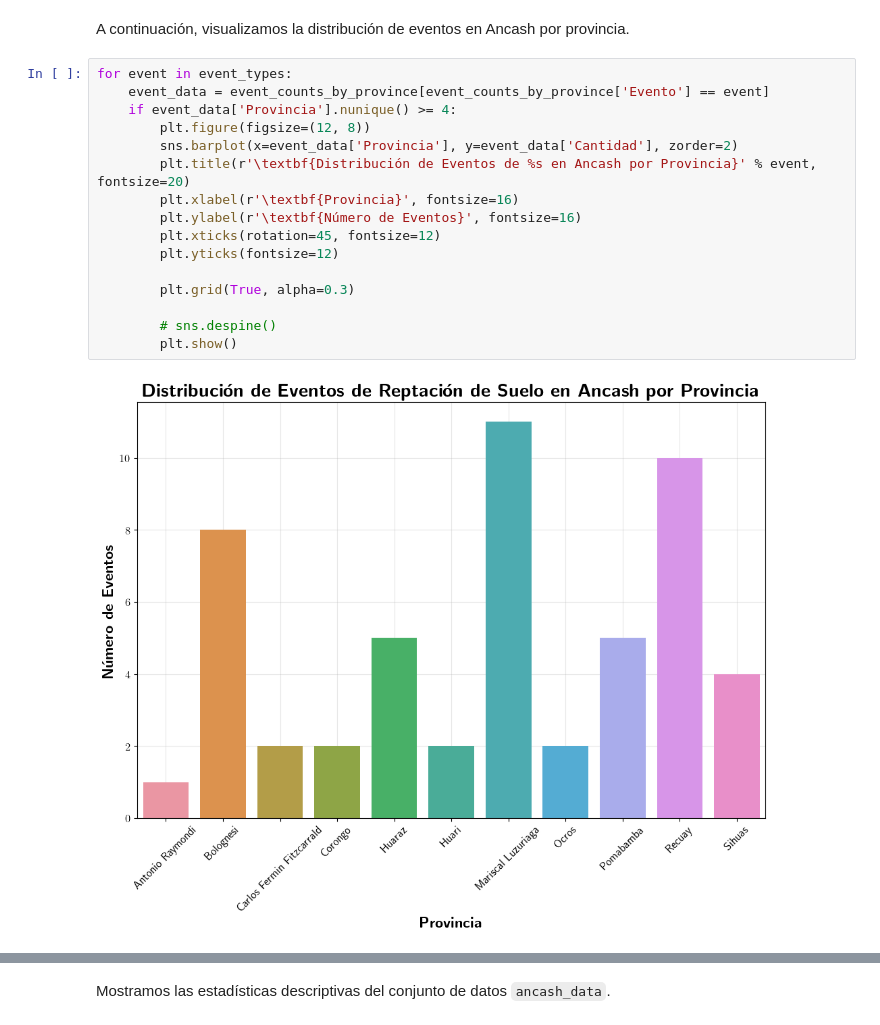
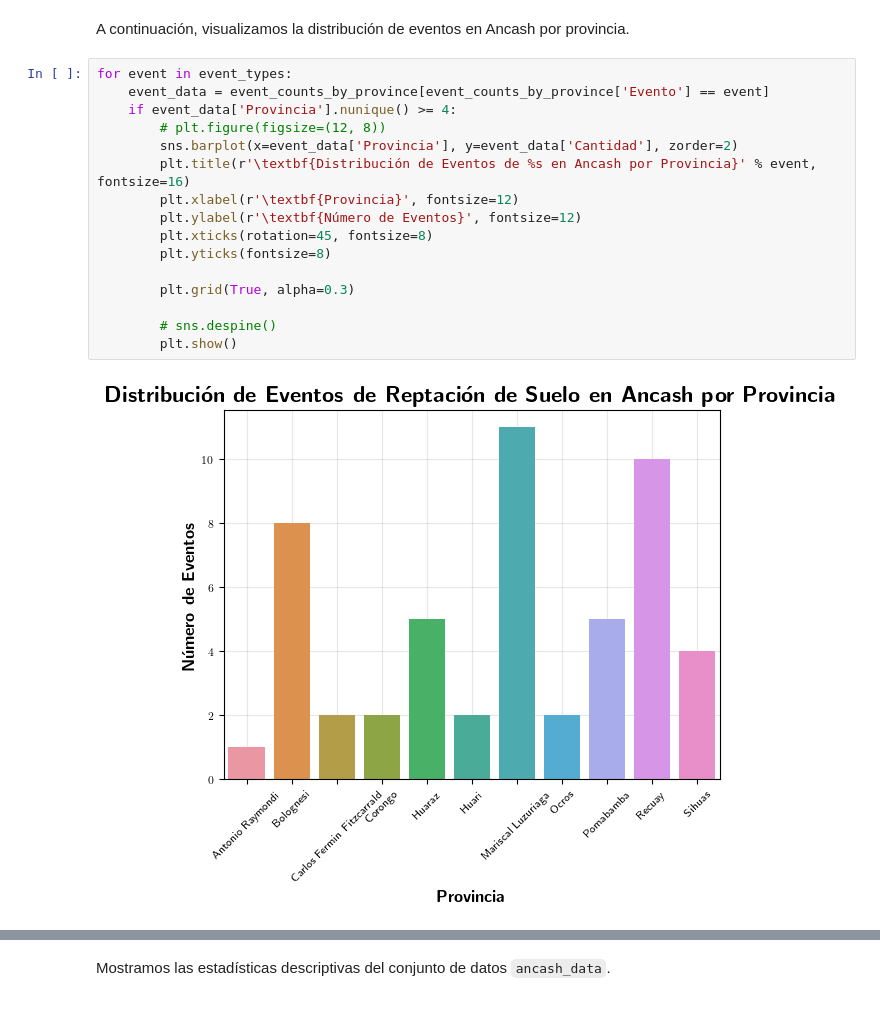
Before and after one commit to totallynotdavid/sigrid-data-extractor, a Jupyter notebook: Análisis de Huaicos en Ancash, Perú.ipynb, the cells around one changed output, grey strips where cells are left out. Saved outputs shown, nothing was run; the diff lists cells and outputs as text.

```diff
--- a/Análisis de Huaicos en Ancash, Perú.ipynb
+++ b/Análisis de Huaicos en Ancash, Perú.ipynb
@@ -84,18 +82,18 @@ A continuación, visualizamos la distribución de eventos en Ancash por provinci
 # %%
 for event in event_types:
     event_data = event_counts_by_province[event_counts_by_province['Evento'] == event]
     if event_data['Provincia'].nunique() >= 4:
-        plt.figure(figsize=(12, 8))
+        # plt.figure(figsize=(12, 8))
         sns.barplot(x=event_data['Provincia'], y=event_data['Cantidad'], zorder=2)
-        plt.title(r'\textbf{Distribución de Eventos de %s en Ancash por Provincia}' % event, fontsize=20)
-        plt.xlabel(r'\textbf{Provincia}', fontsize=16)
-        plt.ylabel(r'\textbf{Número de Eventos}', fontsize=16)
-        plt.xticks(rotation=45, fontsize=12)
-        plt.yticks(fontsize=12)
+        plt.title(r'\textbf{Distribución de Eventos de %s en Ancash por Provincia}' % event, fontsize=16)
+        plt.xlabel(r'\textbf{Provincia}', fontsize=12)
+        plt.ylabel(r'\textbf{Número de Eventos}', fontsize=12)
+        plt.xticks(rotation=45, fontsize=8)
+        plt.yticks(fontsize=8)
 
         plt.grid(True, alpha=0.3)
 
         # sns.despine()
         plt.show()
 # %% [output]
-[figure, old version]
+[figure, new version]
```
Also changed, not shown: parts of 2 cells of this notebook, 1 other file.
